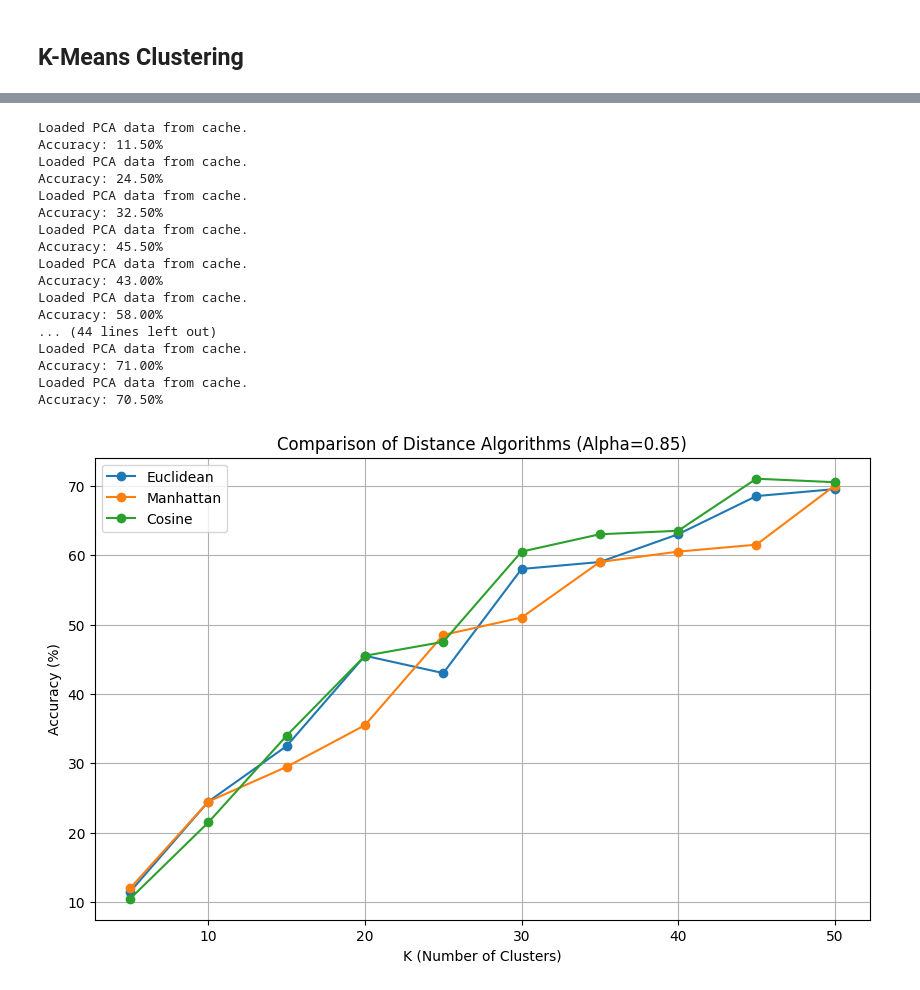
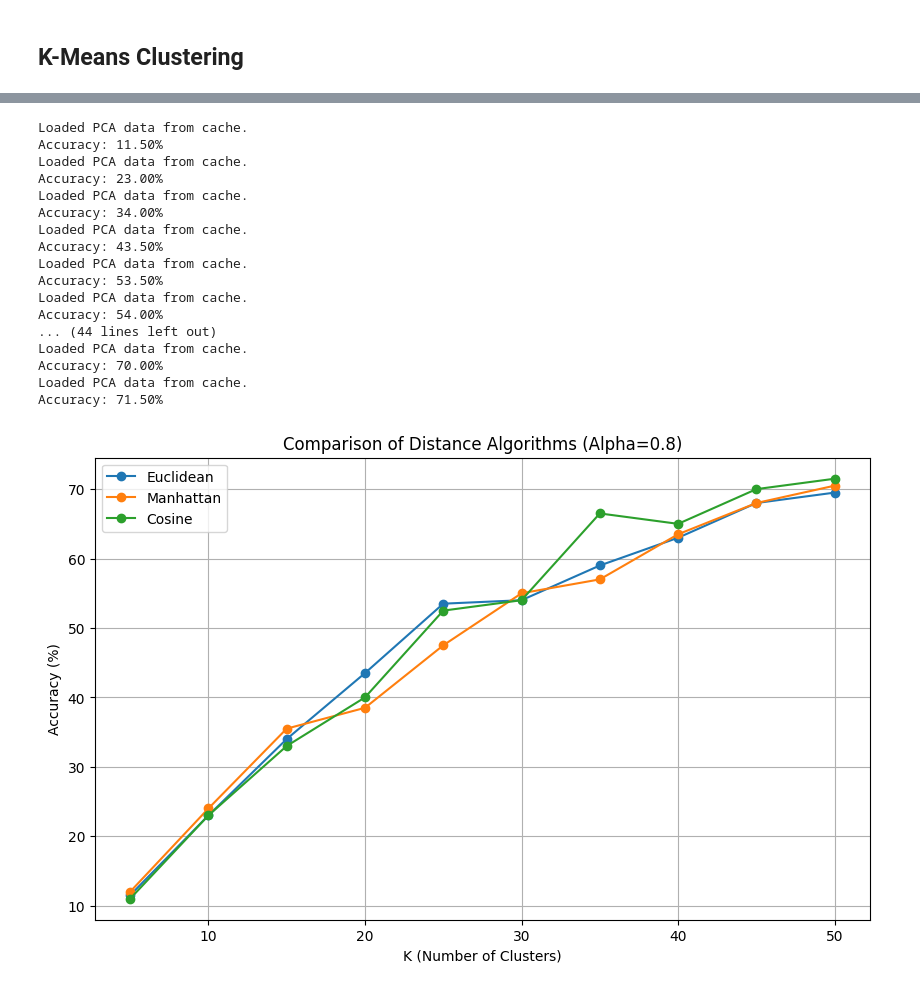
Before and after one commit to ahmedyoussefg/Face-Recognition-ORL, a Jupyter notebook: face_recognition.ipynb, the cells around one changed output, grey strips where cells are left out. Saved outputs shown, nothing was run; the diff lists cells and outputs as text; code cells hidden in the pictures.

```diff
--- a/face_recognition.ipynb
+++ b/face_recognition.ipynb
@@ -413,5 +413,5 @@ Accuracy: 78.00%
 # %%
-def compare_distance_algorithms(X_train, y_train, X_test, y_test, alpha=0.85):
+def compare_distance_algorithms(X_train, y_train, X_test, y_test, alpha=0.80):
 
 
     k_values = [5, 10, 15, 20, 25, 30, 35, 40, 45, 50]  # Default K values
@@ -430,39 +430,39 @@ def compare_distance_algorithms(X_train, y_train, X_test, y_test, alpha=0.85):
                 X_train, y_train, X_test, y_test,
                 n_clusters=K, alpha=alpha,
                 random_initializations_limit=100,
                 distance_strategy=distance_algorithm
             )
             accuracies[name].append(accuracy)
 
 
     plt.figure(figsize=(10, 6))
     for name in algorithm_names:
         plt.plot(k_values, accuracies[name], marker='o', label=name)
 
     plt.xlabel('K (Number of Clusters)')
     plt.ylabel('Accuracy (%)')
     plt.title(f'Comparison of Distance Algorithms (Alpha={alpha})')
     plt.legend()
     plt.grid(True)
     plt.show()
 
-compare_distance_algorithms(X_train, y_train, X_test, y_test, alpha=0.85)
+compare_distance_algorithms(X_train, y_train, X_test, y_test, alpha=0.80)
 # %% [output]
 Loaded PCA data from cache.
 Accuracy: 11.50%
 Loaded PCA data from cache.
-Accuracy: 24.50%
+Accuracy: 23.00%
 Loaded PCA data from cache.
-Accuracy: 32.50%
+Accuracy: 34.00%
 Loaded PCA data from cache.
-Accuracy: 45.50%
+Accuracy: 43.50%
 Loaded PCA data from cache.
-Accuracy: 43.00%
+Accuracy: 53.50%
 Loaded PCA data from cache.
-Accuracy: 58.00%
+Accuracy: 54.00%
 ... (44 lines left out)
 Loaded PCA data from cache.
-Accuracy: 71.00%
+Accuracy: 70.00%
 Loaded PCA data from cache.
-Accuracy: 70.50%
+Accuracy: 71.50%
-[figure, old version]
+[figure, new version]
```
Also changed, not shown: parts of 1 cell of this notebook.
